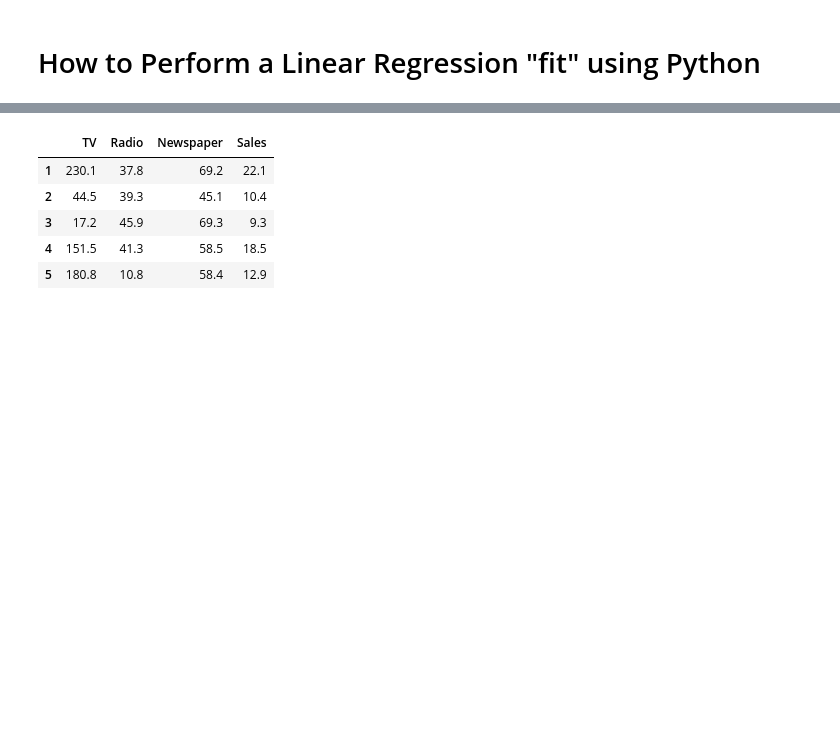
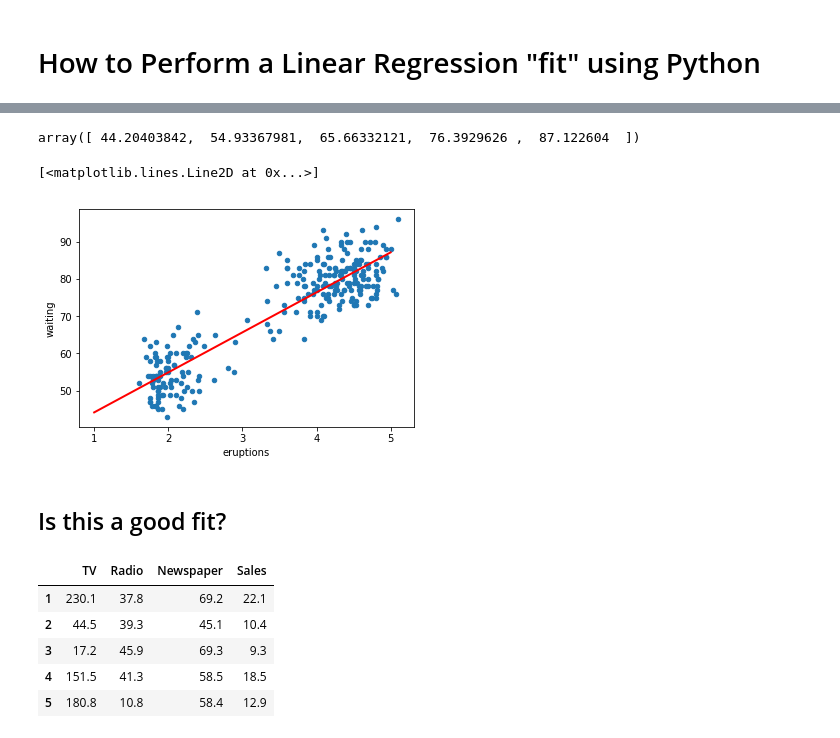
Before and after one commit to Ram-N/data-analysis-using-python, a Jupyter notebook: Introduction to Linear Regression.ipynb, the cells around one changed output, grey strips where cells are left out. Saved outputs shown, nothing was run; the diff lists cells and outputs as text; code cells hidden in the pictures; blank space fills up the shorter version.

```diff
--- a/Introduction to Linear Regression.ipynb
+++ b/Introduction to Linear Regression.ipynb
@@ -73,0 +167,4 @@ import matplotlib.pyplot as plt
+# %%
+# create a DataFrame with the minimum and maximum values of TV
+X_newdata = pd.DataFrame({'eruptions': [1,2,3,4,5]})
+X_newdata.head()
@@ -74,3 +178,19 @@ import matplotlib.pyplot as plt
+# %%
+# make predictions for those x values and store them
+preds = linear_mdl_wating.predict(X_newdata)
+preds
+# %% [output]
+array([ 44.20403842,  54.93367981,  65.66332121,  76.3929626 ,  87.122604  ])
+# %%
+faithful_df.plot(kind='scatter', x='eruptions', y='waiting')
+
+# then, plot the least squares line
+plt.plot(X_newdata, preds, c='red', linewidth=2)
+# %% [output]
+[<matplotlib.lines.Line2D at 0x...>]
+[figure, added]
+# %% [markdown]
+## Is this a good fit?
 # %%
 # read data into a DataFrame
 data = pd.read_csv('http://www-bcf.usc.edu/~gareth/ISL/Advertising.csv', index_col=0)
```
Also changed, not shown: parts of 16 cells of this notebook, 2 other files.
